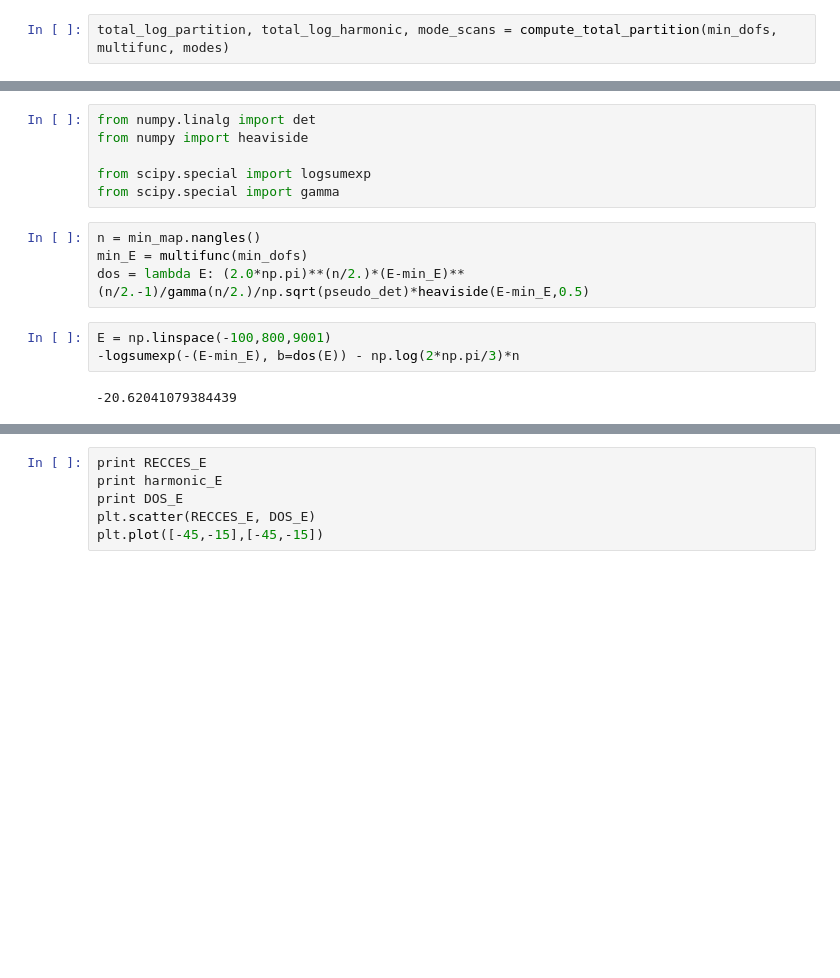
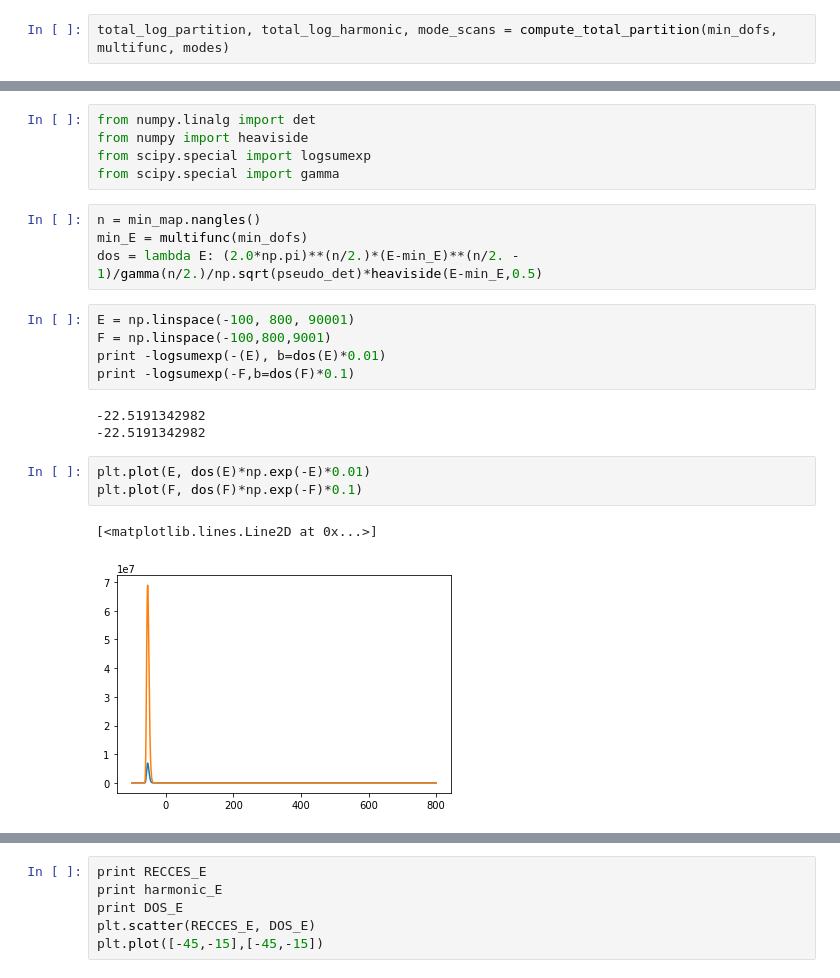
Before and after one commit to maa805/mining-minima, a Jupyter notebook: MiningMinima/scratch/new_min_and_hess_devel.ipynb, the cells around one changed output, grey strips where cells are left out. Saved outputs shown, nothing was run; the diff lists cells and outputs as text; blank space fills up the shorter version.

```diff
--- a/MiningMinima/scratch/new_min_and_hess_devel.ipynb
+++ b/MiningMinima/scratch/new_min_and_hess_devel.ipynb
@@ -262,18 +252,26 @@ for ii, scan in enumerate(mode_scans):
 # %%
 from numpy.linalg import det
 from numpy import heaviside
-
 from scipy.special import logsumexp
 from scipy.special import gamma
 # %%
 n = min_map.nangles()
 min_E = multifunc(min_dofs)
-dos = lambda E: (2.0*np.pi)**(n/2.)*(E-min_E)**(n/2.-1)/gamma(n/2.)/np.sqrt(pseudo_det)*heaviside(E-min_E,0.5)
+dos = lambda E: (2.0*np.pi)**(n/2.)*(E-min_E)**(n/2. - 1)/gamma(n/2.)/np.sqrt(pseudo_det)*heaviside(E-min_E,0.5)
 # %%
-E = np.linspace(-100,800,9001)
--logsumexp(-(E-min_E), b=dos(E)) - np.log(2*np.pi/3)*n
+E = np.linspace(-100, 800, 90001)
+F = np.linspace(-100,800,9001)
+print -logsumexp(-(E), b=dos(E)*0.01)
+print -logsumexp(-F,b=dos(F)*0.1)
 # %% [output]
--20.62041079384439
+-22.5191342982
+-22.5191342982
+# %%
+plt.plot(E, dos(E)*np.exp(-E)*0.01)
+plt.plot(F, dos(F)*np.exp(-F)*0.1)
+# %% [output]
+[<matplotlib.lines.Line2D at 0x...>]
+[figure, added]
 # %%
 print n
 # %% [output]
```
Also changed, not shown: parts of 21 cells of this notebook.
